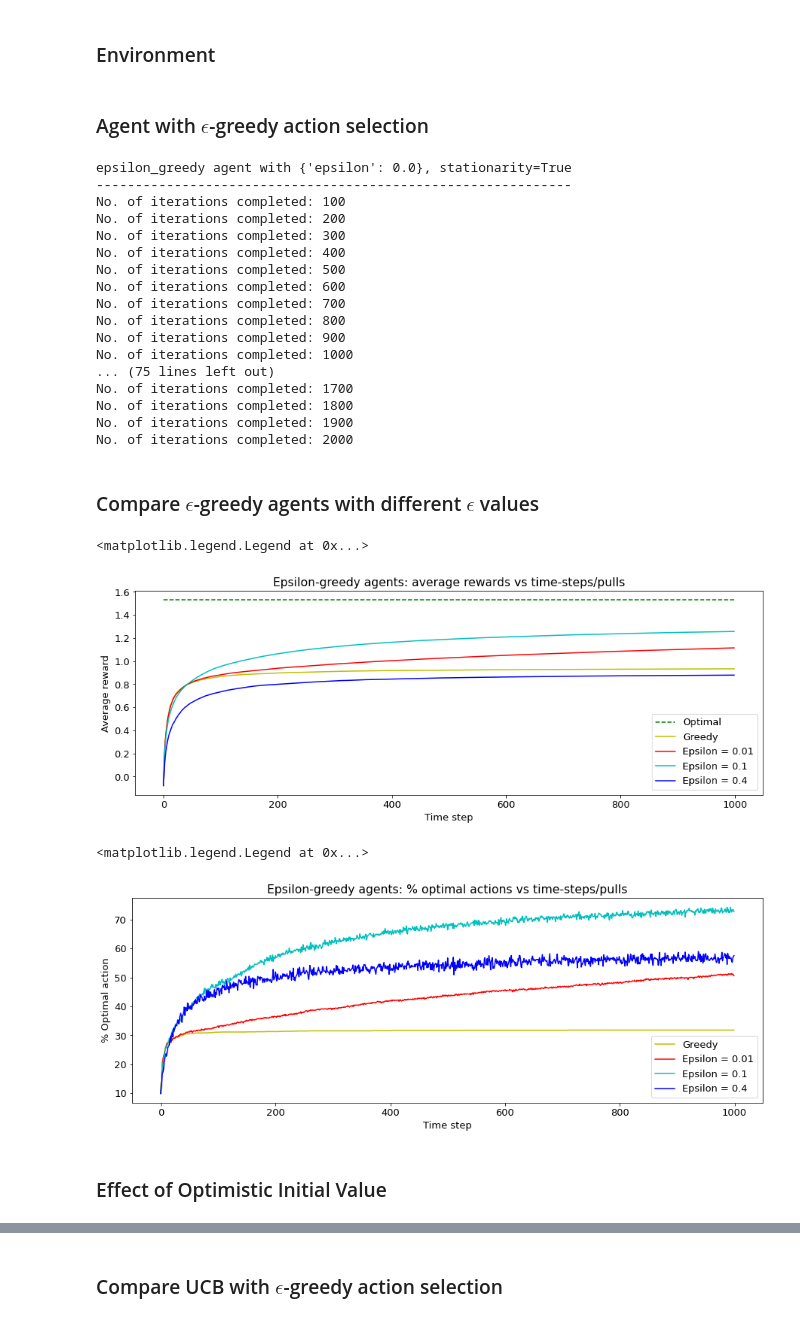
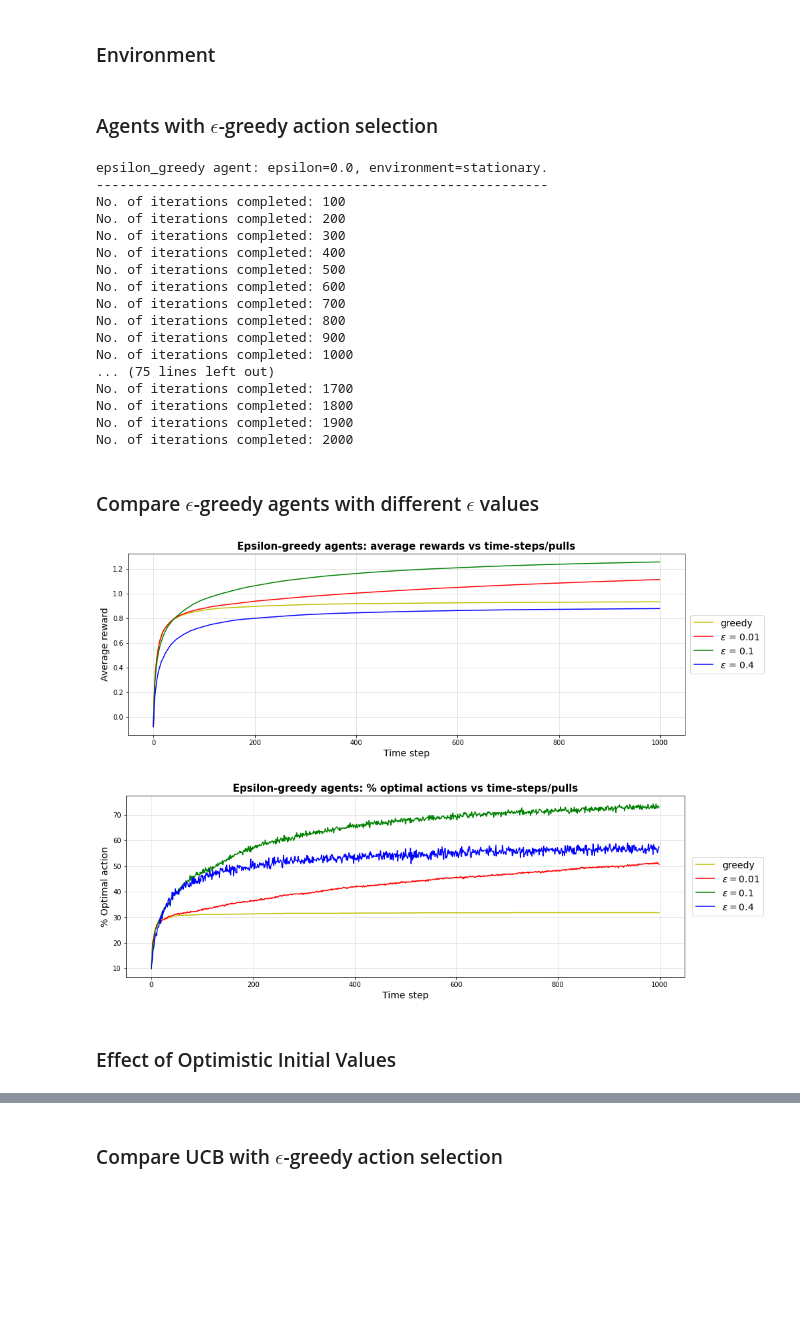
Before and after one commit to biswajitpawl/reinforcement-learning, a Jupyter notebook: multi-armed-bandits/multi-armed-bandits.ipynb, the cells around one changed output, grey strips where cells are left out. Saved outputs shown, nothing was run; the diff lists cells and outputs as text; code cells hidden in the pictures; blank space fills up the shorter version.

```diff
--- a/multi-armed-bandits/multi-armed-bandits.ipynb
+++ b/multi-armed-bandits/multi-armed-bandits.ipynb
@@ -33,19 +39,22 @@ def argmax(q_estimates):
 # %%
 class Testbed:
 
-    def __init__(self, arms, stationary=True):
+    def __init__(self, arms, mean=0., var=1., stationary=True):
         self.arms = arms
+        self.mean = mean
+        self.var = var
         self.stationary = stationary
+
         self.reset()
 
     def get_reward(self, action):
         if not self.stationary and self.count == 500: self.reset()
         self.count += 1
-        return np.random.normal(self.q_actuals[action], 1)
+        return np.random.normal(self.q_actuals[action], 1.)
 
     def reset(self):
         self.count = 0
-        self.q_actuals = np.random.randn(self.arms)
+        self.q_actuals = np.random.normal(self.mean, self.var, self.arms)
         self.q_optimal = np.amax(self.q_actuals)
         self.optimal_action = np.argmax(self.q_actuals)
 # %% [markdown]
@@ -163,22 +188,20 @@ iterations = 2000  # no. of iterations/experiments
 testbed  = Testbed(arms)
 env = Environment(pulls, iterations, testbed)
 # %% [markdown]
-### Agent with $\epsilon$-greedy action selection
+### Agents with $\epsilon$-greedy action selection
 # %%
 eps = [0., 0.01, 0.1, 0.4]
 
-all_scores_avgs = []
-optimal_counts_avgs = []
-
-for ep in eps:
-    agent = Agent(arms, strategy='epsilon_greedy', epsilon=ep)
-    q_optimal_avg, all_scores_avg, optimal_counts_avg = env.run(agent)
-
-    all_scores_avgs.append(all_scores_avg)
-    optimal_counts_avgs.append(optimal_counts_avg)
+scores_avg_eps = []
+optimal_counts_eps = []
+for e in eps:
+    agent = Agent(arms, strategy='epsilon_greedy', epsilon=e)
+    scores_avg, optimal_counts = env.run(agent)
+    scores_avg_eps.append(scores_avg)
+    optimal_counts_eps.append(optimal_counts)
 # %% [output]
-epsilon_greedy agent with {'epsilon': 0.0}, stationarity=True
--------------------------------------------------------------
+epsilon_greedy agent: epsilon=0.0, environment=stationary.
+----------------------------------------------------------
 No. of iterations completed: 100
 No. of iterations completed: 200
 No. of iterations completed: 300
@@ -198,32 +221,45 @@ No. of iterations completed: 2000
 ### Compare $\epsilon$-greedy agents with different $\epsilon$ values
 # %%
 # Plot rewards averaged over runs (iters) vs time-steps/pulls
-plt.plot([q_optimal_avg for _ in range(len(all_scores_avgs[0]))], color='g', linestyle='--')
-plt.plot(all_scores_avgs[0], color='y')
-plt.plot(all_scores_avgs[1], color='r')
-plt.plot(all_scores_avgs[2], color='c')
-plt.plot(all_scores_avgs[3], color='b')
+for i, v in enumerate(['y', 'r', 'g', 'b']):
+    plt.plot(scores_avg_eps[i], color=v)
 plt.title('Epsilon-greedy agents: average rewards vs time-steps/pulls')
 plt.xlabel('Time step')
 plt.ylabel('Average reward')
-plt.legend(['Optimal', 'Greedy', f'Epsilon = {eps[1]}', f'Epsilon = {eps[2]}', f'Epsilon = {eps[3]}'])
+plt.legend(
+    [
+        'greedy',
+        fr'$\epsilon$ = {eps[1]}',
+        fr'$\epsilon$ = {eps[2]}',
+        fr'$\epsilon$ = {eps[3]}'
+    ],
+    bbox_to_anchor=(1.15, 0.5)
+)
+plt.grid(alpha=0.4)
+plt.show()
 # %% [output]
-<matplotlib.legend.Legend at 0x...>
-[figure, old version]
+[figure, new version]
 # %%
 # Plot optimal action counts averaged over runs (iters) vs time-steps/pulls
-plt.plot(optimal_counts_avgs[0]*100, color='y')
-plt.plot(optimal_counts_avgs[1]*100, color='r')
-plt.plot(optimal_counts_avgs[2]*100, color='c')
-plt.plot(optimal_counts_avgs[3]*100, color='b')
+for i, v in enumerate(['y', 'r', 'g', 'b']):
+    plt.plot(optimal_counts_eps[i]*100, color=v)
 plt.title('Epsilon-greedy agents: % optimal actions vs time-steps/pulls')
 plt.xlabel('Time step')
 plt.ylabel('% Optimal action')
-plt.legend(['Greedy', f'Epsilon = {eps[1]}', f'Epsilon = {eps[2]}', f'Epsilon = {eps[3]}'])
+plt.legend(
+    [
+        'greedy',
+        fr'$\epsilon = {eps[1]}$',
+        fr'$\epsilon = {eps[2]}$',
+        fr'$\epsilon = {eps[3]}$'
+    ],
+    bbox_to_anchor=(1.15, 0.5)
+)
+plt.grid(alpha=0.4)
+plt.show()
 # %% [output]
-<matplotlib.legend.Legend at 0x...>
-[figure, old version]
+[figure, new version]
 # %% [markdown]
-### Effect of Optimistic Initial Value
+### Effect of Optimistic Initial Values
 # %%
 agent = Agent(arms, strategy='epsilon_greedy', epsilon=0., step_size=0.1, init_val=5.)
```
Also changed, not shown: parts of 22 cells of this notebook, 2 other files.
